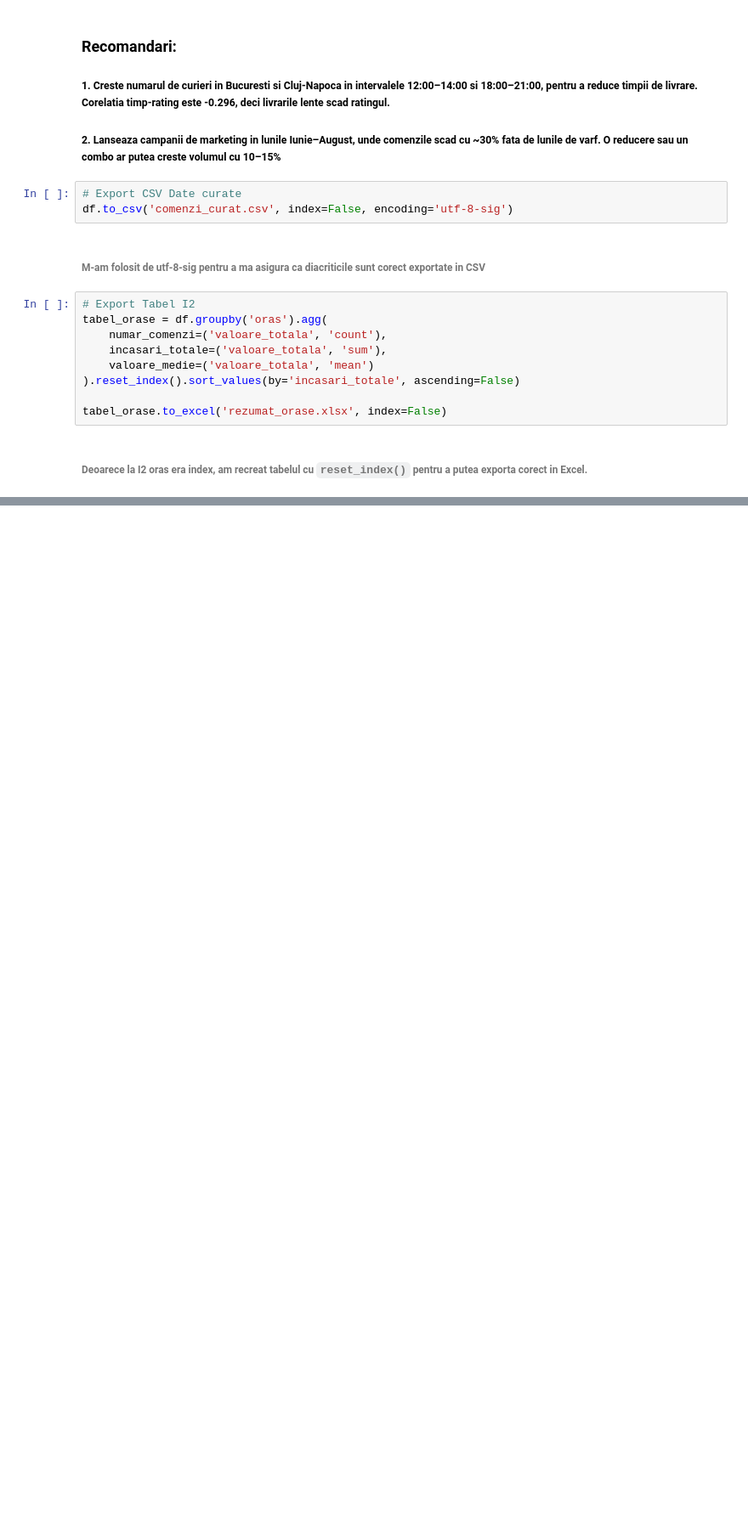
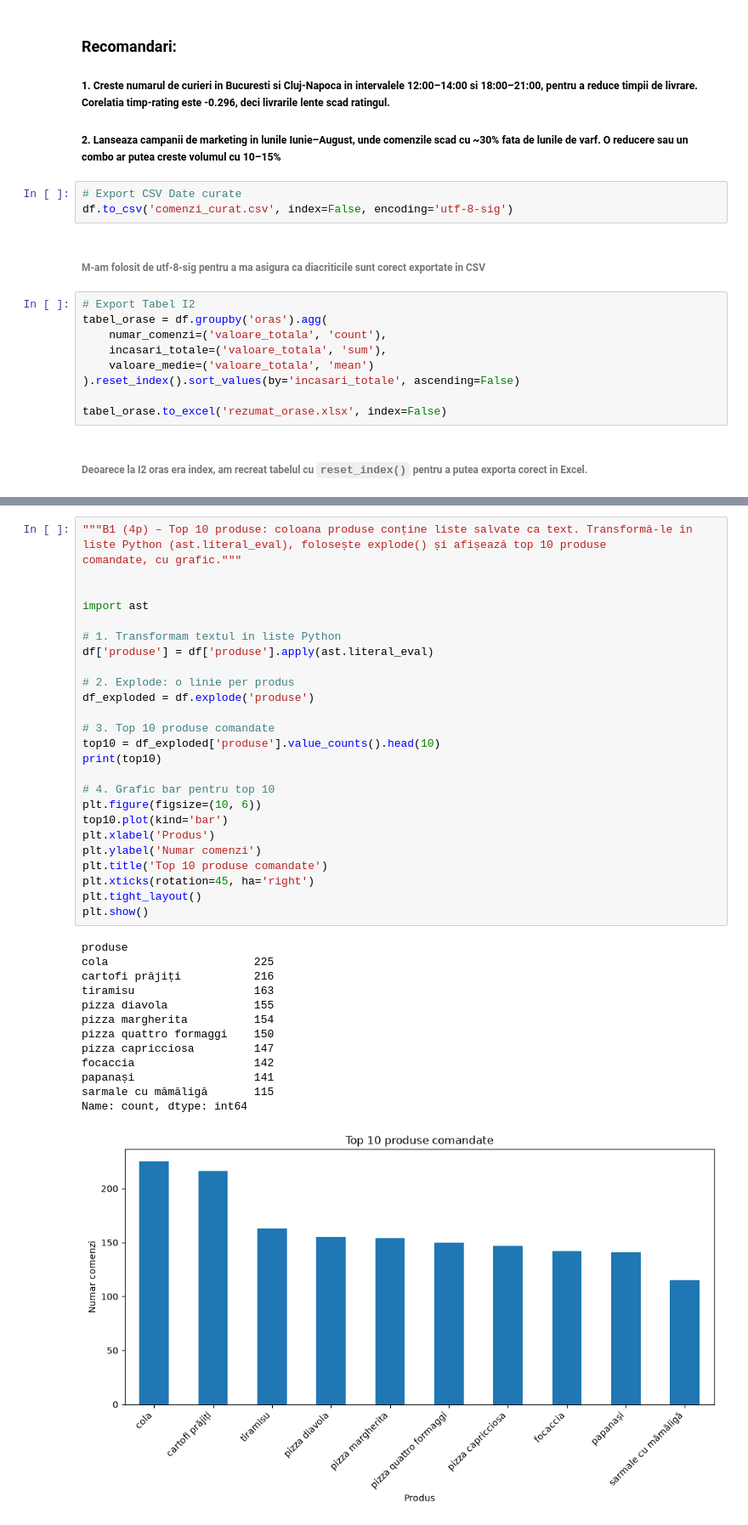
Before and after one commit to CristianaTrandafir/proiect_python_trandafir_cristiana, a Jupyter notebook: proiect_gustoexpress.ipynb, the cells around one changed output, grey strips where cells are left out. Shown at 85% size. Cells and saved outputs as stored; diff of their text form; blank space fills up the shorter version.

```diff
--- a/proiect_gustoexpress.ipynb
+++ b/proiect_gustoexpress.ipynb
@@ -589,0 +592,41 @@ tabel_orase.to_excel('rezumat_orase.xlsx', index=False)
+# %%
+"""B1 (4p) – Top 10 produse: coloana produse conține liste salvate ca text. Transformă-le în
+liste Python (ast.literal_eval), folosește explode() și afișează top 10 produse
+comandate, cu grafic."""
+
+
+import ast
+
+# 1. Transformam textul in liste Python
+df['produse'] = df['produse'].apply(ast.literal_eval)
+
+# 2. Explode: o linie per produs
+df_exploded = df.explode('produse')
+
+# 3. Top 10 produse comandate
+top10 = df_exploded['produse'].value_counts().head(10)
+print(top10)
+
+# 4. Grafic bar pentru top 10
+plt.figure(figsize=(10, 6))
+top10.plot(kind='bar')
+plt.xlabel('Produs')
+plt.ylabel('Numar comenzi')
+plt.title('Top 10 produse comandate')
+plt.xticks(rotation=45, ha='right')
+plt.tight_layout()
+plt.show()
+# %% [output]
+produse
+cola                      225
+cartofi prăjiți           216
+tiramisu                  163
+pizza diavola             155
+pizza margherita          154
+pizza quattro formaggi    150
+pizza capricciosa         147
+focaccia                  142
+papanași                  141
+sarmale cu mămăligă       115
+Name: count, dtype: int64
+[figure, added]
```
Also changed, not shown: parts of 2 cells of this notebook.
